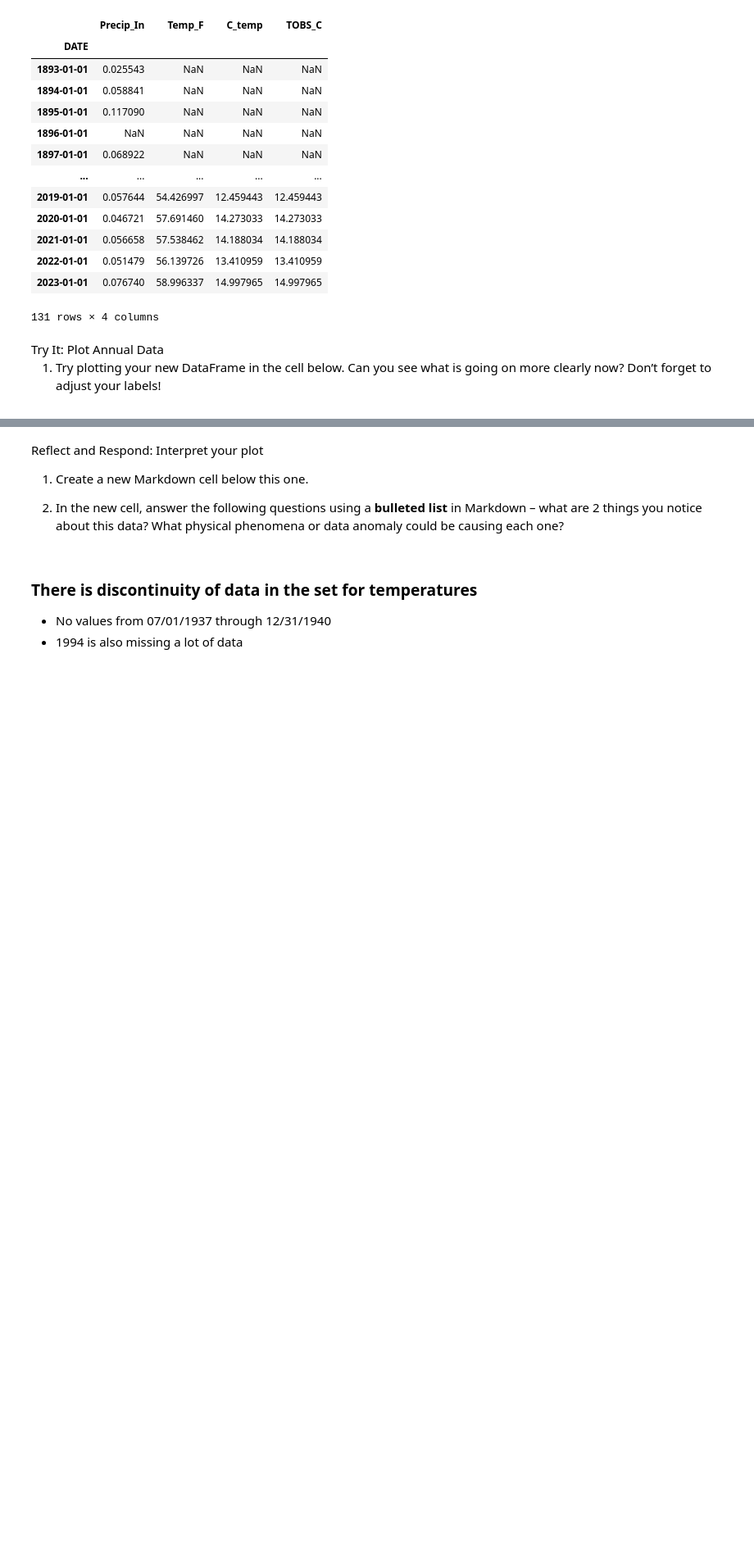
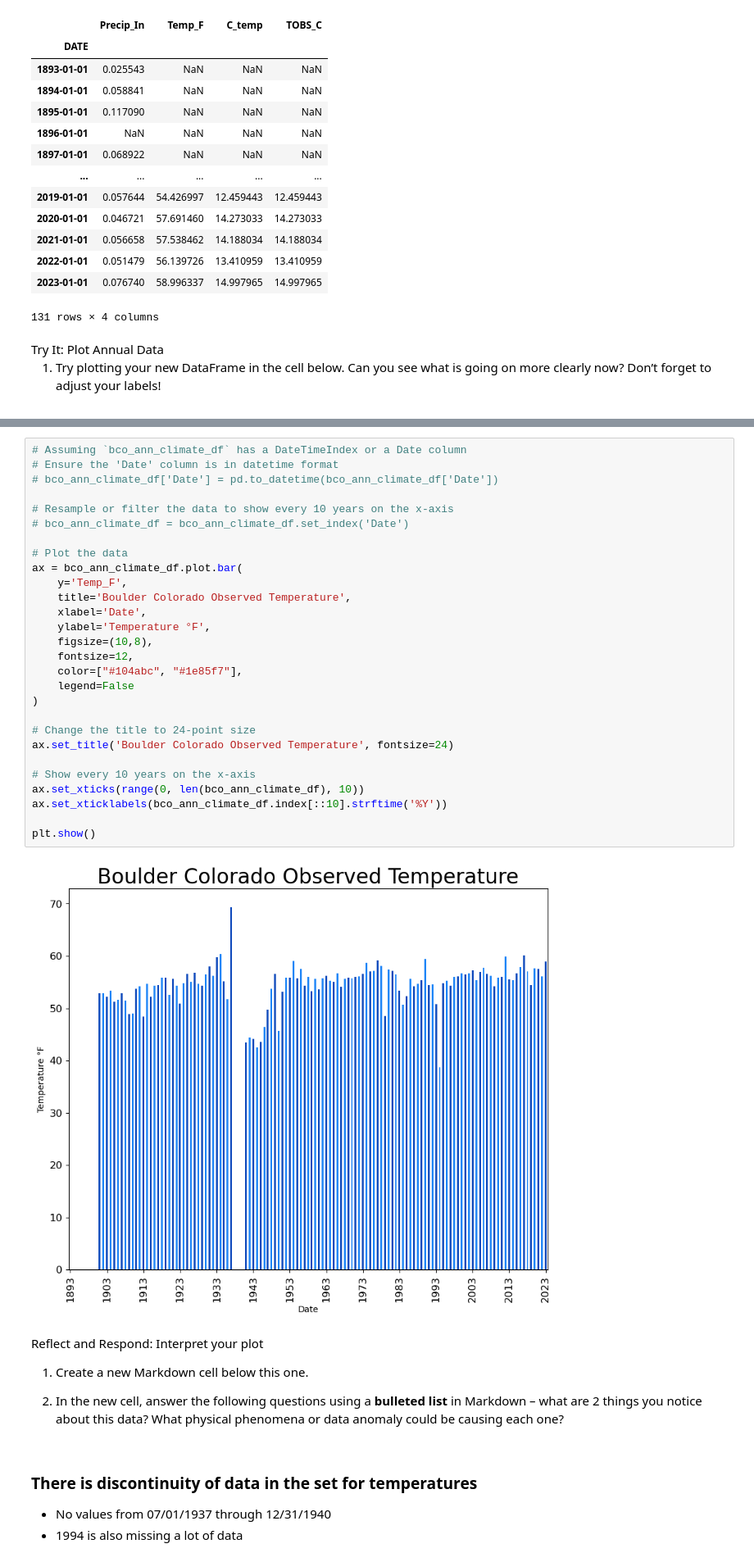
Before and after one commit to earthlab-education/climate-coding-challenge-gpb3037, a Jupyter notebook: Climate Coding Challenge, Part 4!.ipynb, the cells around one changed output, grey strips where cells are left out. Shown: that part at 82% size. Drawn from its saved outputs; the diff is of its cells as text; blank space fills up the shorter version.

```diff
--- a/Climate Coding Challenge, Part 4!.ipynb
+++ b/Climate Coding Challenge, Part 4!.ipynb
@@ -192,3 +193,33 @@ bco_ann_climate_df.plot(
+# %%
+# Assuming `bco_ann_climate_df` has a DateTimeIndex or a Date column
+# Ensure the 'Date' column is in datetime format
+# bco_ann_climate_df['Date'] = pd.to_datetime(bco_ann_climate_df['Date'])
+
+# Resample or filter the data to show every 10 years on the x-axis
+# bco_ann_climate_df = bco_ann_climate_df.set_index('Date')
+
+# Plot the data
+ax = bco_ann_climate_df.plot.bar(
+    y='Temp_F',
+    title='Boulder Colorado Observed Temperature',
+    xlabel='Date',
+    ylabel='Temperature °F',
+    figsize=(10,8),
+    fontsize=12,
+    color=["#104abc", "#1e85f7"],
+    legend=False
+)
+
+# Change the title to 24-point size
+ax.set_title('Boulder Colorado Observed Temperature', fontsize=24)
+
+# Show every 10 years on the x-axis
+ax.set_xticks(range(0, len(bco_ann_climate_df), 10))
+ax.set_xticklabels(bco_ann_climate_df.index[::10].strftime('%Y'))
+
+plt.show()
+# %% [output]
+[figure, added]
 # %% [markdown]
 <link rel="stylesheet" type="text/css" href="./assets/styles.css"><div class="callout callout-style-default callout-titled callout-respond"><div class="callout-header"><div class="callout-icon-container"><i class="callout-icon"></i></div><div class="callout-title-container flex-fill">Reflect and Respond: Interpret your plot</div></div><div class="callout-body-container callout-body"><ol type="1">
 <li><p>Create a new Markdown cell below this one.</p></li>
```
Also changed, not shown: parts of 5 cells of this notebook, 1 other file.
